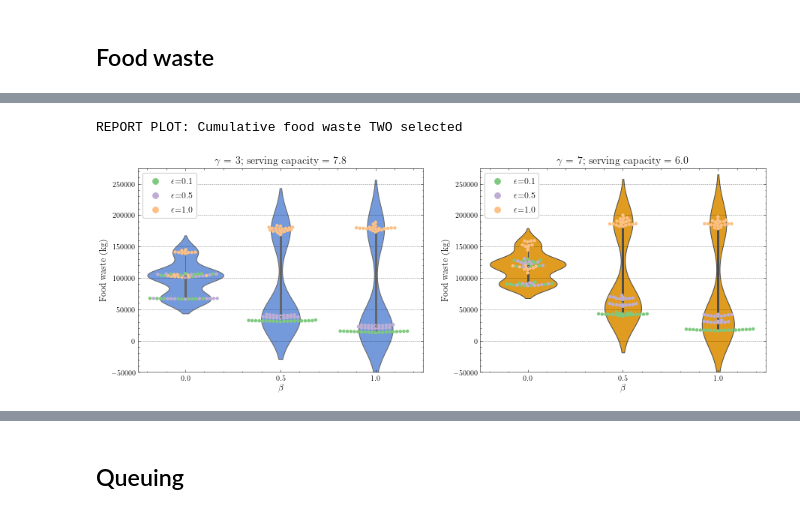
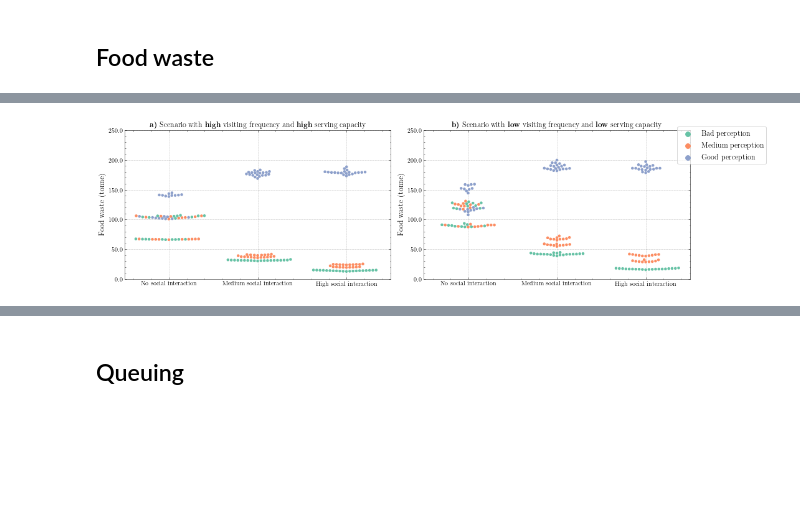
Before and after one commit to daanieo/FATM_ABM, a Jupyter notebook: results/sampling_base/Interpretation_sampling_base.ipynb, the cells around one changed output, grey strips where cells are left out. Cells and saved outputs as stored; diff of their text form; code cells hidden in the pictures; blank space fills up the shorter version.

```diff
--- a/results/sampling_base/Interpretation_sampling_base.ipynb
+++ b/results/sampling_base/Interpretation_sampling_base.ipynb
@@ -339,20 +302,0 @@ for s in range(len(scs)):
-# %%
-fig, ax = plt.subplots(2,2,figsize=(15,10))
-
-for s in range(len(scs)):
-
-    tmp1 = input_vars_batch_filtered[input_vars_batch_filtered.parallel_served_full==scs[s]]
-
-    for g in range(len(gammas)):
-
-        tmp2 = tmp1[tmp1.gamma==gammas[g]]
-        sns.swarmplot(ax=ax[g,s] ,x="beta", y="unsatisfied consumption", data=tmp2,hue='alpha',palette='Dark2',size=4)#palette=my_palette['dark'])
-        sns.violinplot(ax=ax[g,s], x="beta", y="unsatisfied consumption", data=tmp2,color=my_palette['light'][g])
-
-        ax[g,s].set_title('gamma = %s, serving capacity = %s'%(gammas[g],scs[s]),fontsize=12)
-
-        ax[g,s].set_ylabel("Food waste (kg)",fontsize=12);
-        ax[g,s].set_xlabel(r"$\beta$",fontsize=12)
-        handles, labels = ax[g,s].get_legend_handles_labels()
-        ax[g,s].legend(handles[:2], [r"$\alpha$=0",r"$\alpha$=1"],loc='upper left',fontsize=12);
-plt.savefig("/home/daan/Desktop/fw_alpha_full.png")
@@ -361,23 +303,32 @@ plt.savefig("/home/daan/Desktop/fw_alpha_full.png")
 # %%
-fig, ax = plt.subplots(1,2,figsize=(15,5))
+fig, ax = plt.subplots(1,2,figsize=(15,4))
 
 for i in range(len(gs)):
     tmp1 = input_vars_batch_filtered[input_vars_batch_filtered.parallel_served_full==gs[i][1]]
     tmp2 = tmp1[tmp1.gamma==gs[i][0]]
 
-    sns.swarmplot(ax=ax[i] ,x="beta", y="unsatisfied consumption", data=tmp2,hue='epsilon',palette='Accent',size=4.5)#palette=my_palette['dark'])
-    sns.violinplot(ax=ax[i], x="beta", y="unsatisfied consumption", data=tmp2,color=my_palette['light'][t[gs[i][0]]])
-    ax[i].set_ylim([-50e3,275e3])
-    ax[i].set_ylabel("Food waste (kg)",fontsize=12);
+    sns.swarmplot(ax=ax[i] ,x="beta", y="unsatisfied consumption", data=tmp2,hue='epsilon',palette='Set2',size=4.5)#palette=my_palette['dark'])
+#     sns.violinplot(ax=ax[i], x="beta", y="unsatisfied consumption", data=tmp2,color=my_palette['light'][t[gs[i][0]]])
+    ax[i].set_ylim([0,250e3])
+    ax[i].set_ylabel("Food waste (tonne)",fontsize=12);
 
-    ax[i].set_title(r"$\gamma$ = %s; serving capacity = %s"%(gs[i][0],gs[i][1]),fontsize=14)
-    ax[i].set_xlabel(r"$\beta$",fontsize=12)
-    handles, labels = ax[i].get_legend_handles_labels()
-    ax[i].legend(handles[:3], [r"$\epsilon$=0.1",r"$\epsilon$=0.5",r"$\epsilon$=1.0"],loc='upper left',fontsize=12)
+    ax[i].set_xlabel(None)
+    handles = ax[i].get_legend_handles_labels()[0]
+    ax[i].set_xticklabels(["No social interaction","Medium social interaction","High social interaction"])
+    ax[i].set_yticklabels(np.linspace(0,250,6))
+    ax[i].yaxis.grid(True) # Hide the horizontal gridlines
+    ax[i].xaxis.grid(True) # Show the vertical gridlines
+    ax[i].get_legend().remove()
 
-print("REPORT PLOT: Cumulative food waste TWO selected")
-plt.savefig("/home/daan/Desktop/fw_epsilon_report.png")
+
+
+ax[i].legend(handles[:3], ["Bad perception", "Medium perception", "Good perception"],loc='upper right',fontsize=12,bbox_to_anchor=(1.3, 1.05),framealpha=0.75);
+
+ax[0].set_title(r"\textbf{a)} Scenario with \textbf{high} visiting frequency and \textbf{high} serving capacity")
+ax[1].set_title(r"\textbf{b)} Scenario with \textbf{low} visiting frequency and \textbf{low} serving capacity")
+fig.tight_layout()
+
+plt.savefig("/home/daan/Desktop/scenariodiscovery_fw_epsilon.png")
 # %% [output]
-REPORT PLOT: Cumulative food waste TWO selected
-[figure, old version]
+[figure, new version]
 # %%
```
Also changed, not shown: parts of 24 cells of this notebook, 8 other files.
